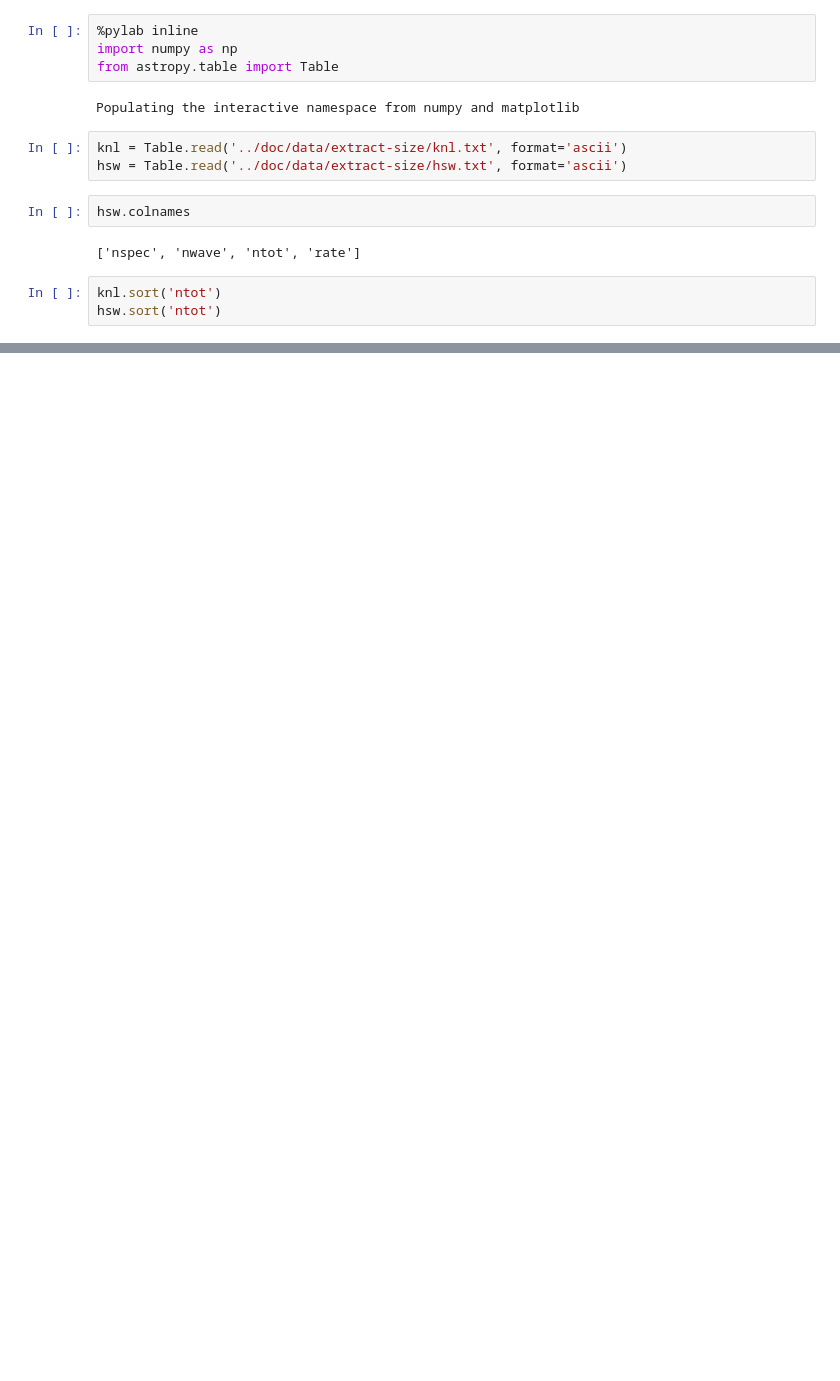
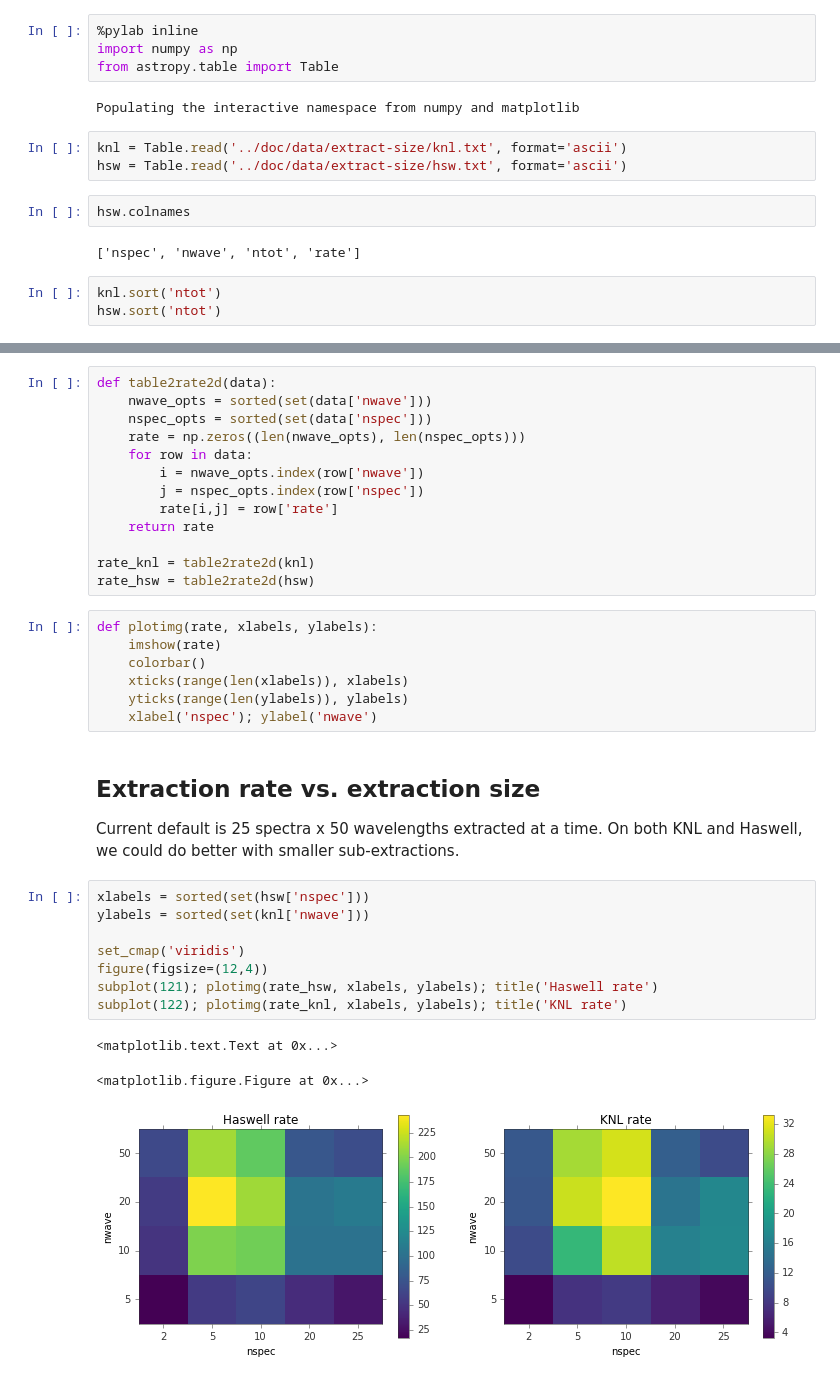
Before and after one commit to sbailey/knltest, a Jupyter notebook: doc/extract-size.ipynb, the cells around one changed output, grey strips where cells are left out. Drawn from its saved outputs; the diff is of its cells as text; blank space fills up the shorter version.

Commit message:
update extract-size documentation

```diff
--- a/doc/extract-size.ipynb
+++ b/doc/extract-size.ipynb
@@ -79,0 +37,37 @@ xlabel('nwave')
+# %%
+def table2rate2d(data):
+    nwave_opts = sorted(set(data['nwave']))
+    nspec_opts = sorted(set(data['nspec']))
+    rate = np.zeros((len(nwave_opts), len(nspec_opts)))
+    for row in data:
+        i = nwave_opts.index(row['nwave'])
+        j = nspec_opts.index(row['nspec'])
+        rate[i,j] = row['rate']
+    return rate
+
+rate_knl = table2rate2d(knl)
+rate_hsw = table2rate2d(hsw)
+# %%
+def plotimg(rate, xlabels, ylabels):
+    imshow(rate)
+    colorbar()
+    xticks(range(len(xlabels)), xlabels)
+    yticks(range(len(ylabels)), ylabels)
+    xlabel('nspec'); ylabel('nwave')
+# %% [markdown]
+## Extraction rate vs. extraction size ##
+
+Current default is 25 spectra x 50 wavelengths extracted at a time.
+On both KNL and Haswell, we could do better with smaller sub-extractions.
+# %%
+xlabels = sorted(set(hsw['nspec']))
+ylabels = sorted(set(knl['nwave']))
+
+set_cmap('viridis')
+figure(figsize=(12,4))
+subplot(121); plotimg(rate_hsw, xlabels, ylabels); title('Haswell rate')
+subplot(122); plotimg(rate_knl, xlabels, ylabels); title('KNL rate')
+# %% [output]
+<matplotlib.text.Text at 0x...>
+<matplotlib.figure.Figure at 0x...>
+[figure, added]
```
Also changed, not shown: parts of 10 cells of this notebook.
